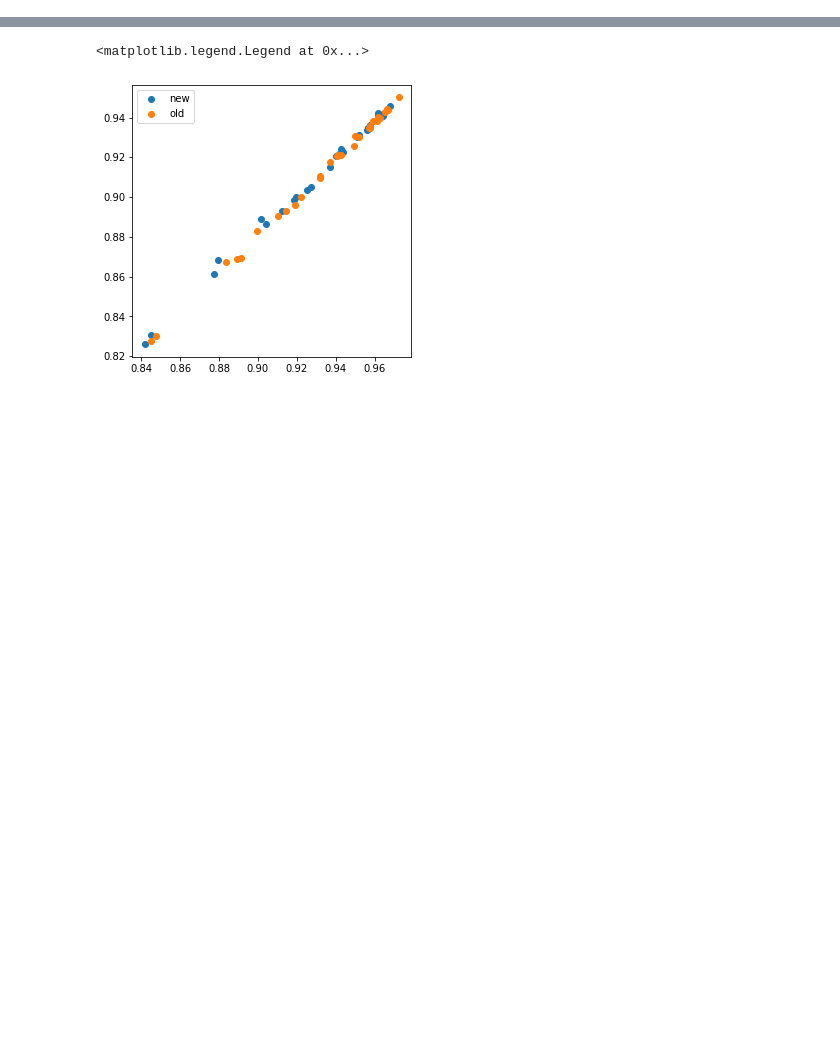
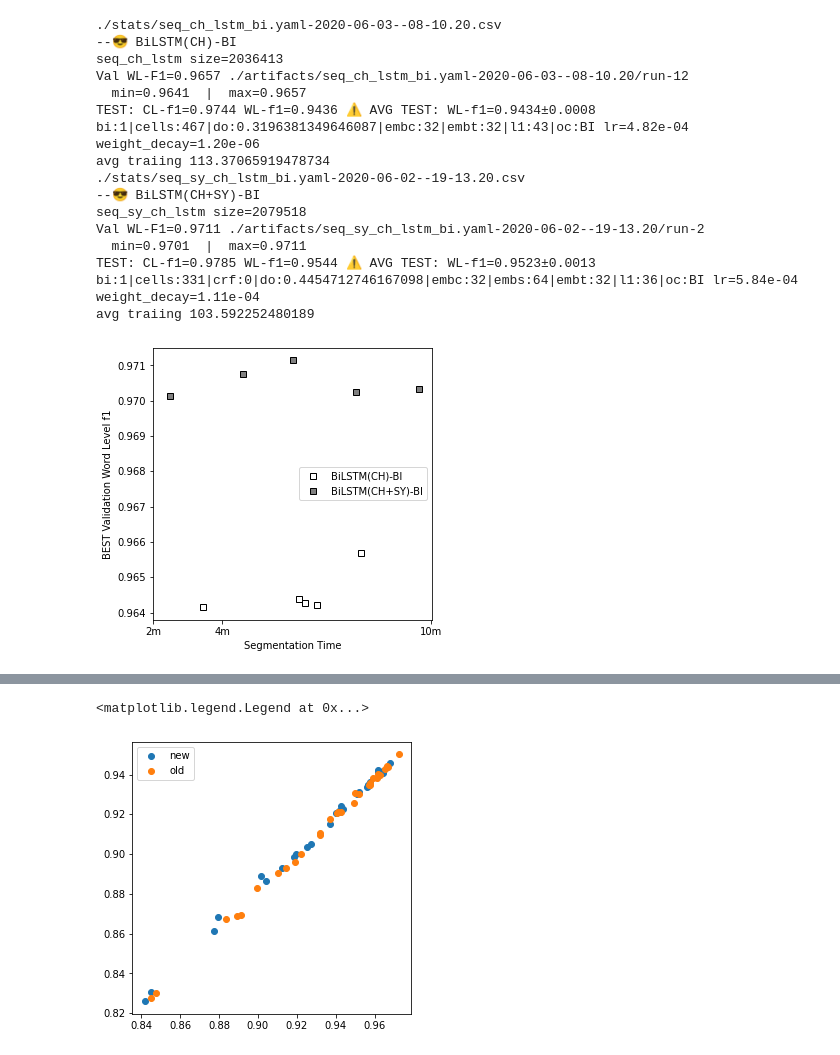
Before and after one commit to p16i/Syllable-based-Neural-Thai-Word-Segmentation, a Jupyter notebook: notebooks/viz-plot-hyperopt-results.ipynb, the cells around one changed output, grey strips where cells are left out. Drawn from its saved outputs; the diff is of its cells as text; code cells hidden in the pictures; blank space fills up the shorter version.

```diff
--- a/notebooks/viz-plot-hyperopt-results.ipynb
+++ b/notebooks/viz-plot-hyperopt-results.ipynb
@@ -127,0 +133,23 @@ avg traiing 103.6668461139997
+# %%
+plot_hyperopt([
+    "BiLSTM(CH)-BI",
+    "BiLSTM(CH+SY)-BI",
+], n=5)
+# %% [output]
+./stats/seq_ch_lstm_bi.yaml-2020-06-03--08-10.20.csv
+--😎 BiLSTM(CH)-BI
+seq_ch_lstm size=2036413
+Val WL-F1=0.9657 ./artifacts/seq_ch_lstm_bi.yaml-2020-06-03--08-10.20/run-12
+  min=0.9641  |  max=0.9657
+TEST: CL-f1=0.9744 WL-f1=0.9436 ⚠️ AVG TEST: WL-f1=0.9434±0.0008
+bi:1|cells:467|do:0.3196381349646087|embc:32|embt:32|l1:43|oc:BI lr=4.82e-04 weight_decay=1.20e-06
+avg traiing 113.37065919478734
+./stats/seq_sy_ch_lstm_bi.yaml-2020-06-02--19-13.20.csv
+--😎 BiLSTM(CH+SY)-BI
+seq_sy_ch_lstm size=2079518
+Val WL-F1=0.9711 ./artifacts/seq_sy_ch_lstm_bi.yaml-2020-06-02--19-13.20/run-2
+  min=0.9701  |  max=0.9711
+TEST: CL-f1=0.9785 WL-f1=0.9544 ⚠️ AVG TEST: WL-f1=0.9523±0.0013
+bi:1|cells:331|crf:0|do:0.4454712746167098|embc:32|embs:64|embt:32|l1:36|oc:BI lr=5.84e-04 weight_decay=1.11e-04
+avg traiing 103.592252480189
+[figure, added]
```
Also changed, not shown: parts of 14 cells of this notebook, 4 other files.
